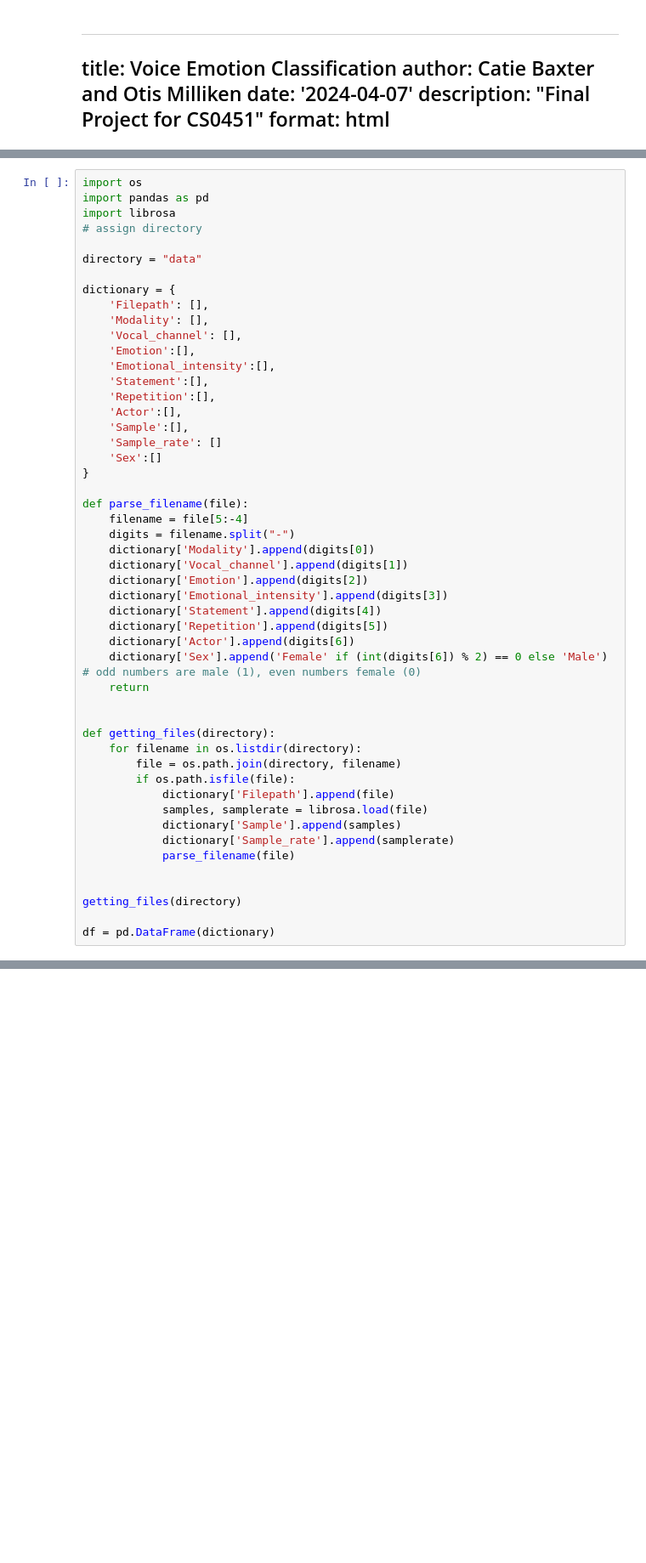
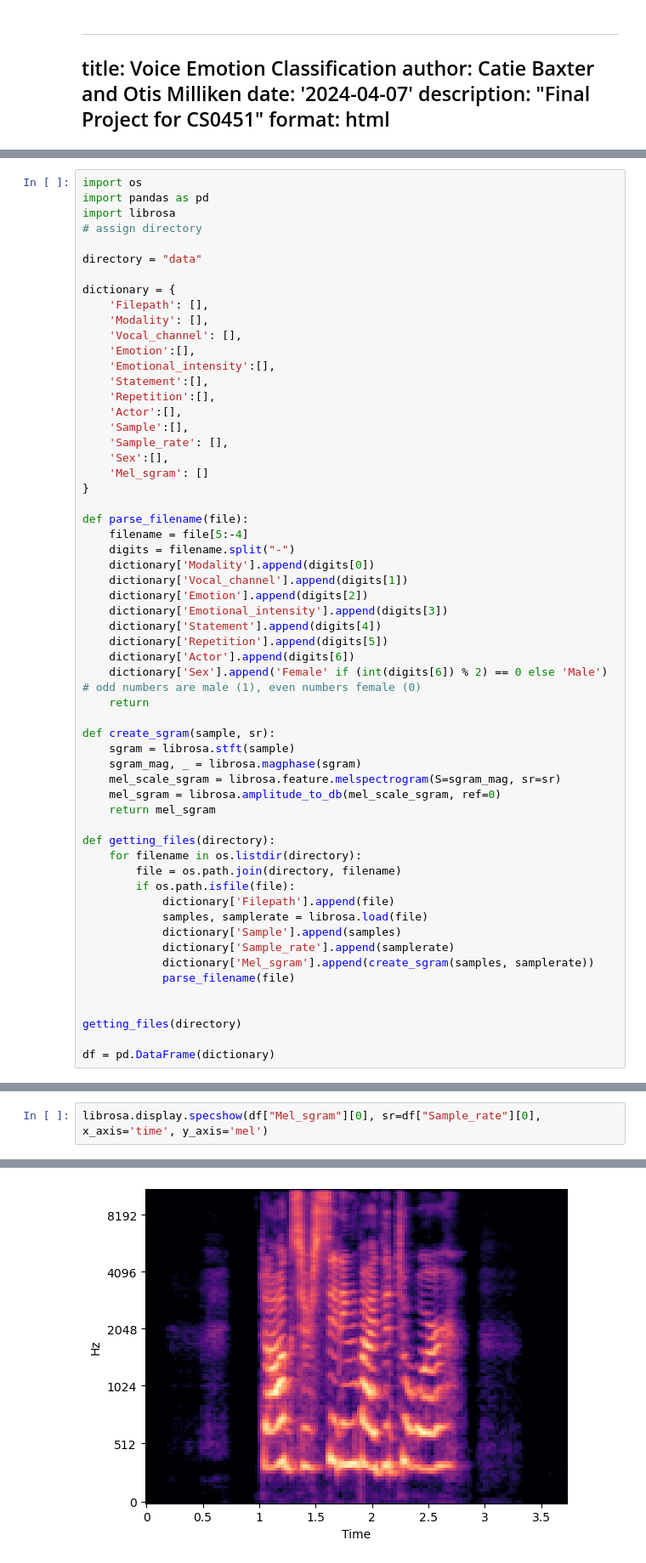
Before and after one commit to Hokalaka2/voice-emotion-classification, a Jupyter notebook: index.ipynb, the cells around one changed output, grey strips where cells are left out. Shown at 85% size. Saved outputs shown, nothing was run; the diff lists cells and outputs as text; blank space fills up the shorter version.

```diff
--- a/index.ipynb
+++ b/index.ipynb
@@ -55,8 +55,9 @@ dictionary = {
     'Repetition':[],
     'Actor':[],
     'Sample':[],
-    'Sample_rate': []
-    'Sex':[]
+    'Sample_rate': [],
+    'Sex':[],
+    'Mel_sgram': []
 }
 
 def parse_filename(file):
@@ -72,6 +73,12 @@ def parse_filename(file):
     dictionary['Sex'].append('Female' if (int(digits[6]) % 2) == 0 else 'Male') # odd numbers are male (1), even numbers female (0)
     return
 
+def create_sgram(sample, sr):
+    sgram = librosa.stft(sample)
+    sgram_mag, _ = librosa.magphase(sgram)
+    mel_scale_sgram = librosa.feature.melspectrogram(S=sgram_mag, sr=sr)
+    mel_sgram = librosa.amplitude_to_db(mel_scale_sgram, ref=0)
+    return mel_sgram
 
 def getting_files(directory):
     for filename in os.listdir(directory):
@@ -81,6 +88,7 @@ def getting_files(directory):
             samples, samplerate = librosa.load(file)
             dictionary['Sample'].append(samples)
             dictionary['Sample_rate'].append(samplerate)
+            dictionary['Mel_sgram'].append(create_sgram(samples, samplerate))
             parse_filename(file)
 
 
@@ -103,0 +107,3 @@ librosa.display.waveshow(df["Sample"][0], sr=df["Sample_rate"][0], color="black"
+# %%
+librosa.display.specshow(df["Mel_sgram"][0], sr=df["Sample_rate"][0], x_axis='time', y_axis='mel')
+# %% [output]
@@ -103,0 +111 @@ librosa.display.waveshow(df["Sample"][0], sr=df["Sample_rate"][0], color="black"
+[figure, added]
```
Also changed, not shown: parts of 3 cells of this notebook.
